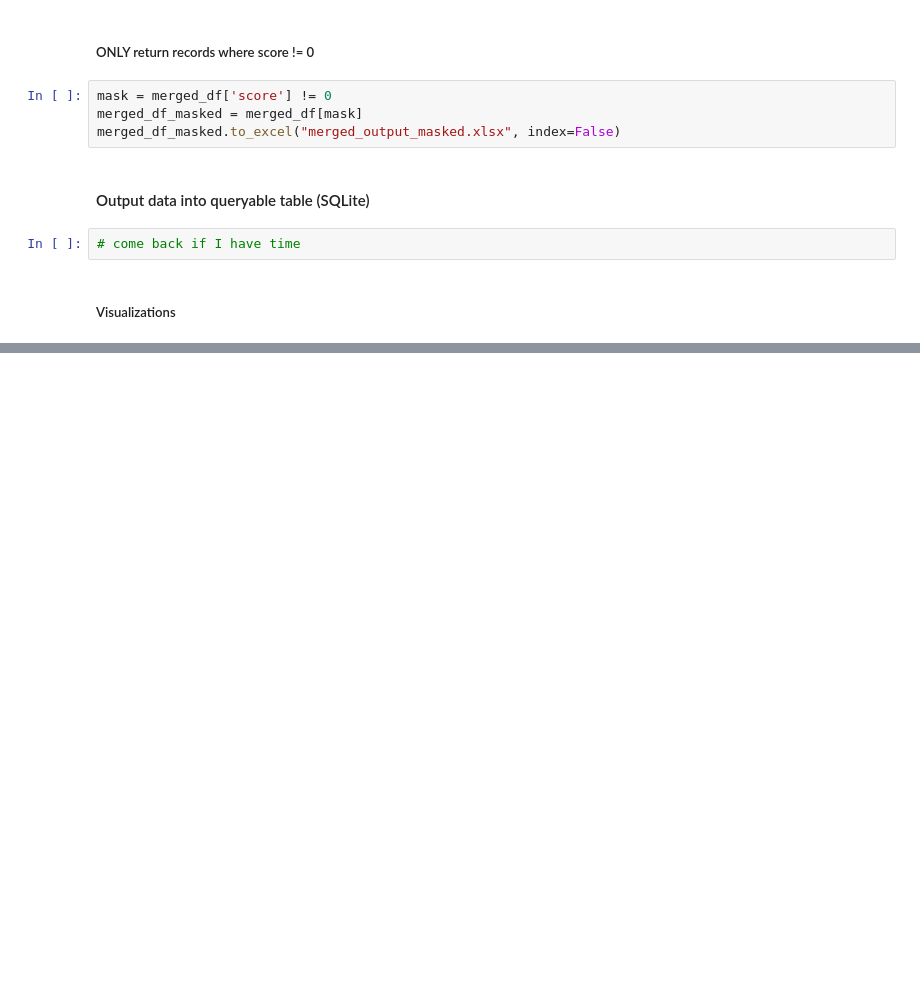
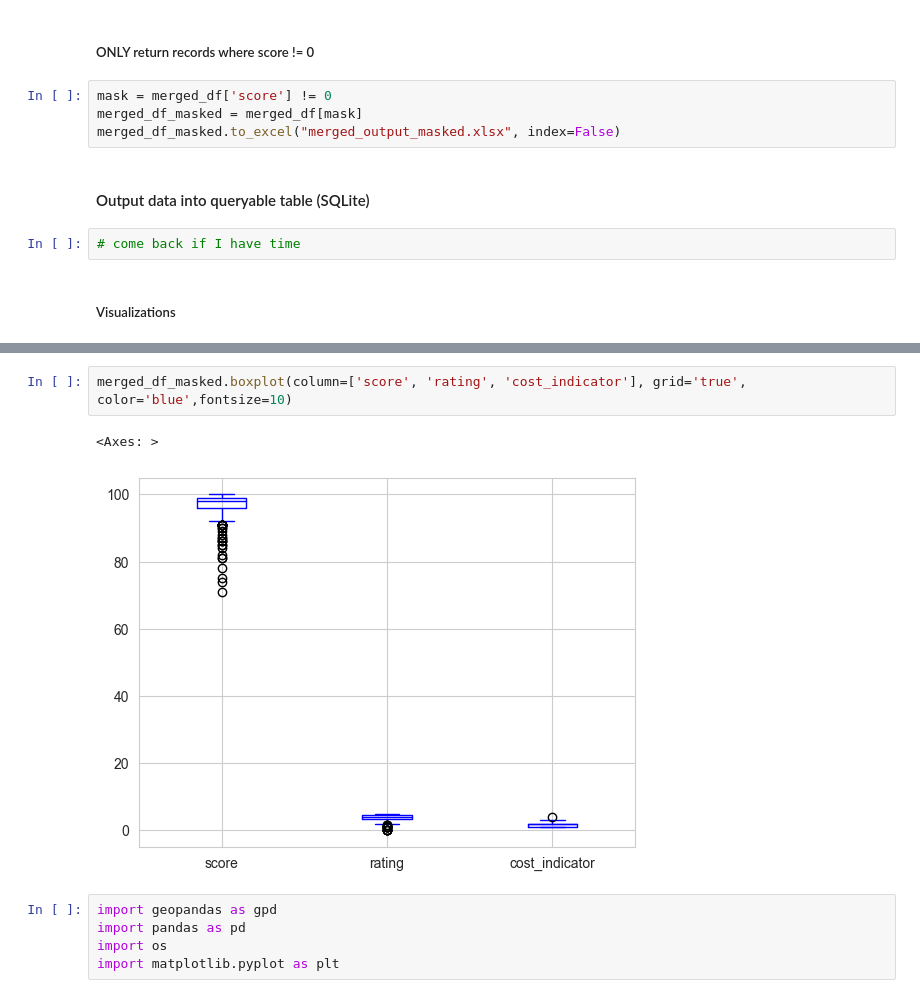
Before and after one commit to mary-vo/inspection, a Jupyter notebook: analysis.ipynb, the cells around one changed output, grey strips where cells are left out. Drawn from its saved outputs; the diff is of its cells as text; blank space fills up the shorter version.

```diff
--- a/analysis.ipynb
+++ b/analysis.ipynb
@@ -133,0 +142,10 @@ sns.scatterplot(x='score', y='price_num',
+# %%
+merged_df_masked.boxplot(column=['score', 'rating', 'cost_indicator'], grid='true', color='blue',fontsize=10)
+# %% [output]
+<Axes: >
+[figure, added]
+# %%
+import geopandas as gpd
+import pandas as pd
+import os
+import matplotlib.pyplot as plt
```
Also changed, not shown: parts of 9 cells of this notebook, 3 other files.
